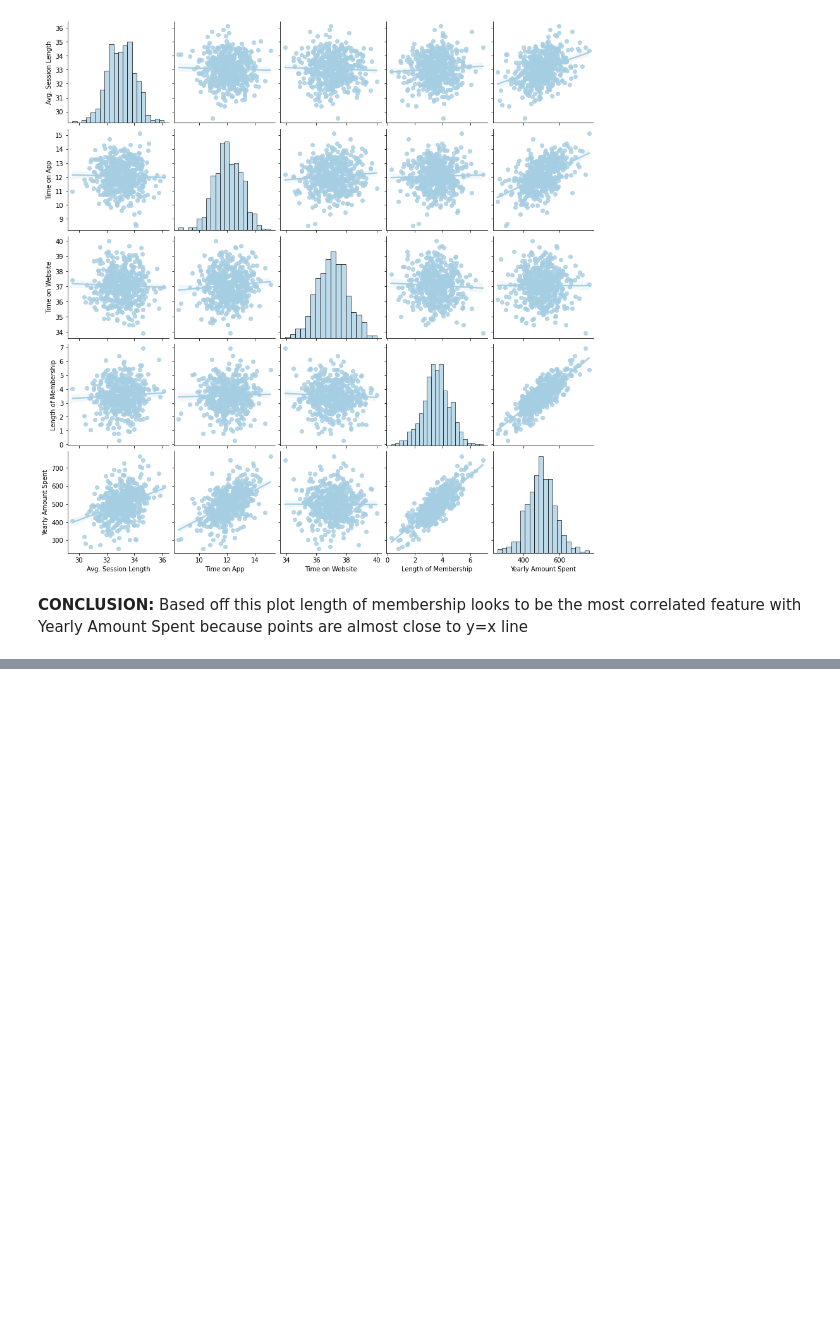
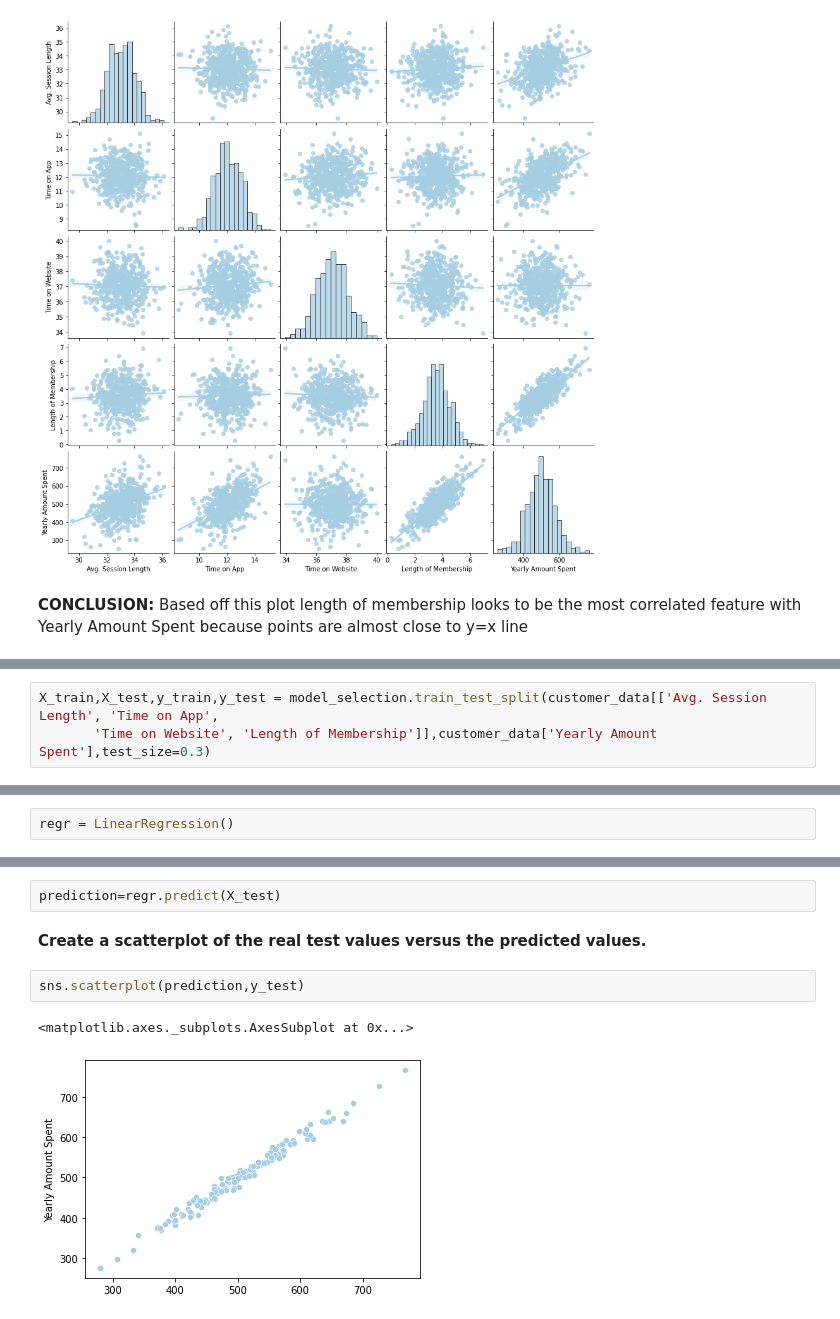
Before and after one commit to KumarGaurav20/ML-HOMEWORK, a Jupyter notebook: ML_AS1.ipynb, the cells around one changed output, grey strips where cells are left out. Drawn from its saved outputs; the diff is of its cells as text; blank space fills up the shorter version.

```diff
--- a/ML_AS1.ipynb
+++ b/ML_AS1.ipynb
@@ -179,0 +195,3 @@ sns.pairplot(customer_data, kind='reg')
+# %%
+X_train,X_test,y_train,y_test = model_selection.train_test_split(customer_data[['Avg. Session Length', 'Time on App',
+       'Time on Website', 'Length of Membership']],customer_data['Yearly Amount Spent'],test_size=0.3)
@@ -179,0 +200,2 @@ sns.pairplot(customer_data, kind='reg')
+# %%
+regr = LinearRegression()
@@ -179,0 +215,9 @@ sns.pairplot(customer_data, kind='reg')
+# %%
+prediction=regr.predict(X_test)
+# %% [markdown]
+**Create a scatterplot of the real test values versus the predicted values.**
+# %%
+sns.scatterplot(prediction,y_test)
+# %% [output]
+<matplotlib.axes._subplots.AxesSubplot at 0x...>
+[figure, added]
```
Also changed, not shown: parts of 11 cells of this notebook.
